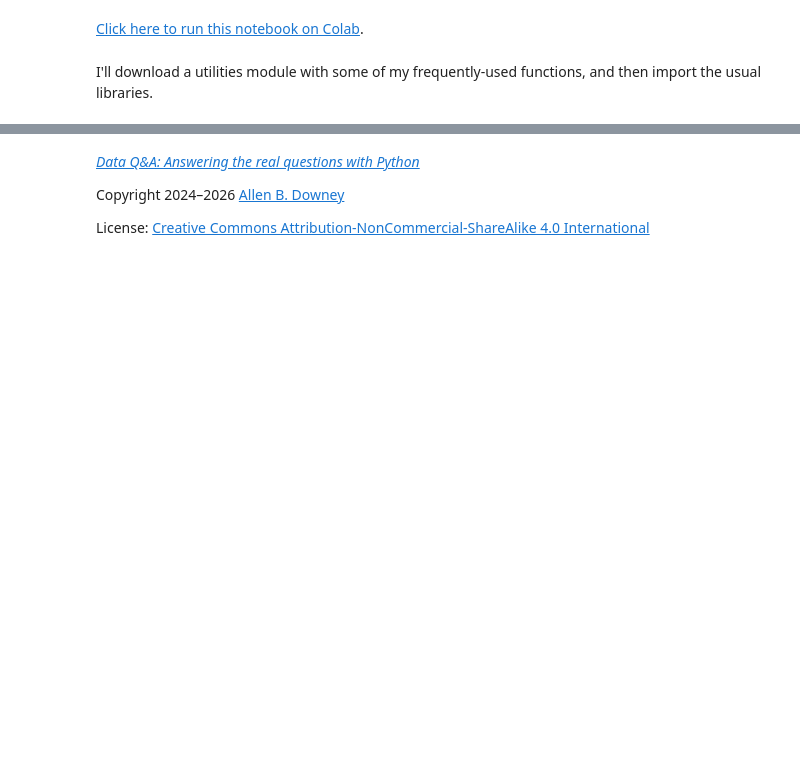
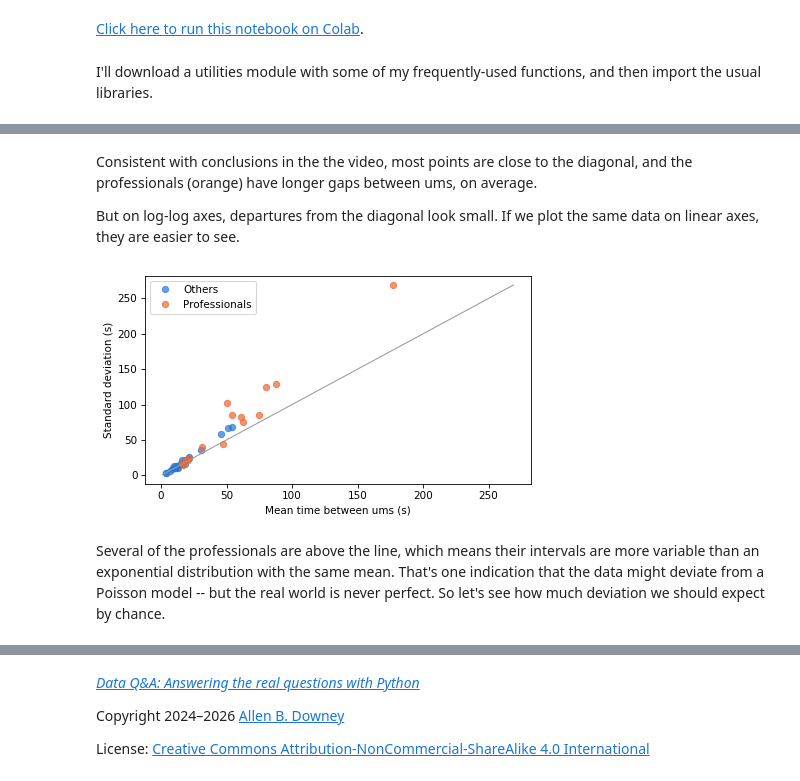
Before and after one commit to AllenDowney/DataQnA, a Jupyter notebook: nb/poisson_umm.ipynb, the cells around one changed output, grey strips where cells are left out. Cells and saved outputs as stored; diff of their text form; code cells hidden in the pictures; blank space fills up the shorter version.

```diff
--- a/nb/poisson_umm.ipynb
+++ b/nb/poisson_umm.ipynb
@@ -208,0 +123,13 @@ for col in df.columns:
+# %% [markdown]
+Consistent with conclusions in the the video, most points are close to the diagonal, and the professionals (orange) have longer gaps between ums, on average.
+
+But on log-log axes, departures from the diagonal look small.
+If we plot the same data on linear axes, they are easier to see.
+# %%
+plot_mean_std(summary)
+# %% [output]
+[figure, added]
+# %% [markdown]
+Several of the professionals are above the line, which means their intervals are more variable than an exponential distribution with the same mean.
+That's one indication that the data might deviate from a Poisson model -- but the real world is never perfect.
+So let's see how much deviation we should expect by chance.
```
Also changed, not shown: parts of 69 cells of this notebook, 6 other files.
